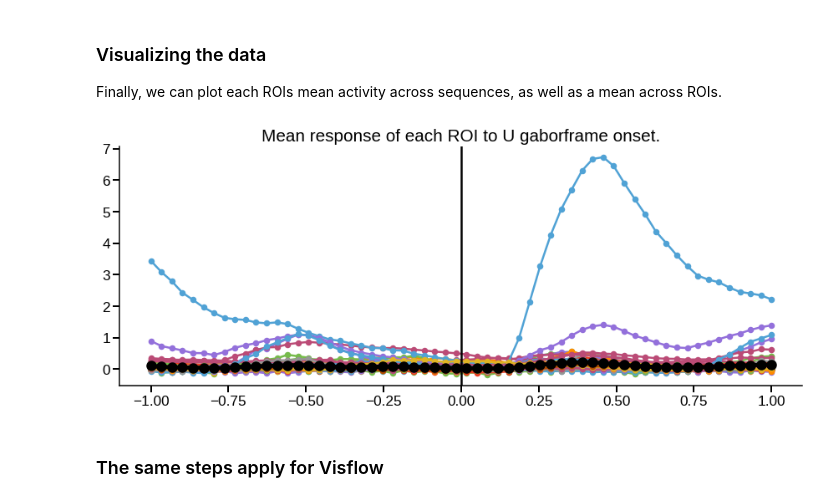
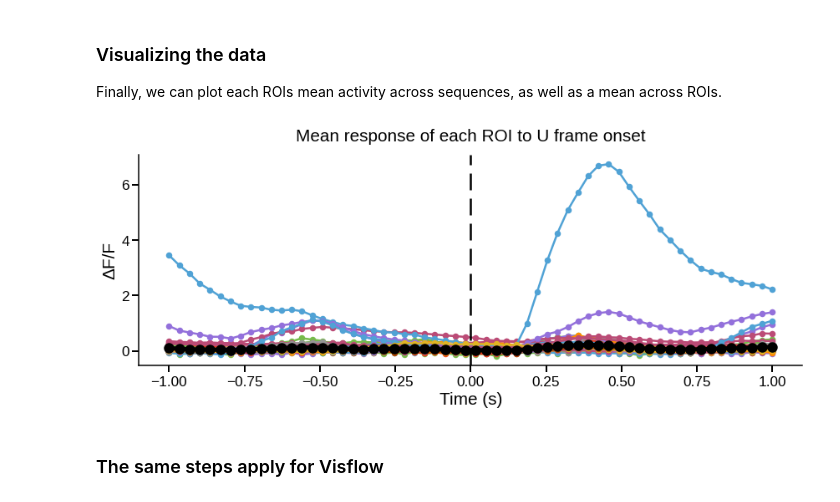
Before and after one commit to colleenjg/OpenScope_CA_Analysis, a Jupyter notebook: examples/session_demonstration_script.ipynb, the cells around one changed output. Saved outputs shown, nothing was run; the diff lists cells and outputs as text; code cells hidden in the pictures.

```diff
--- a/examples/session_demonstration_script.ipynb
+++ b/examples/session_demonstration_script.ipynb
@@ -215,8 +215,12 @@ Specifically, you can access:
 # %%
 pre = 1.0
 post = 1.0
-twop_fr_ns = sess.gabors.get_fr_by_seg(gab_seg_ns, start=True, ch_fl=[pre, post], fr_type="twop")["start_frame_twop"]
-stim_fr_ns = sess.gabors.get_fr_by_seg(gab_seg_ns, start=True, ch_fl=[pre, post], fr_type="stim")["start_frame_stim"]
+twop_fr_ns = sess.gabors.get_fr_by_seg(
+    gab_seg_ns, start=True, ch_fl=[pre, post], fr_type="twop"
+    )["start_frame_twop"]
+stim_fr_ns = sess.gabors.get_fr_by_seg(
+    gab_seg_ns, start=True, ch_fl=[pre, post], fr_type="stim"
+    )["start_frame_stim"]
 # %% [markdown]
 ### Retrieving the data of interest
 
@@ -294,12 +298,15 @@ Finally, we can plot each ROIs mean activity across sequences, as well as a mean
 # %%
 fig, ax = plt.subplots(1, figsize=(12, 5))
 _ = ax.plot(xran, np.mean(roi_data, axis=1).T, marker=".") # mean per ROI
 _ = ax.plot(xran, np.mean(np.mean(roi_data, axis=1).T, axis=1),
             lw=5, c="k", marker="o") # mean across ROIs
-_ = ax.axvline(0, c="k")
-_ = ax.set_title("Mean response of each ROI to U gaborframe onset.")
+_ = ax.axvline(0, c="k", ls="dashed")
+_ = ax.set_title("Mean response of each ROI to U frame onset", y=1.04)
+_ = ax.set_xlabel("Time (s)")
+delta = u"\u0394"
+_ = ax.set_ylabel(u"{}F/F".format(delta))
 # %% [output]
-[figure, old version]
+[figure, new version]
 # %% [markdown]
 ### The same steps apply for Visflow
 # %%
```
Also changed, not shown: parts of 1 cell of this notebook, 2 other files.
